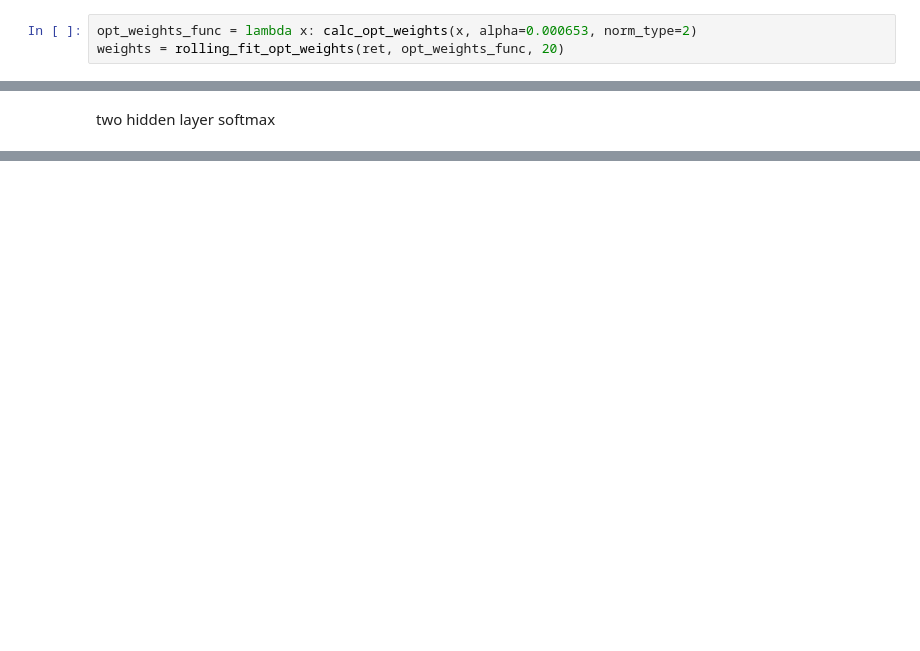
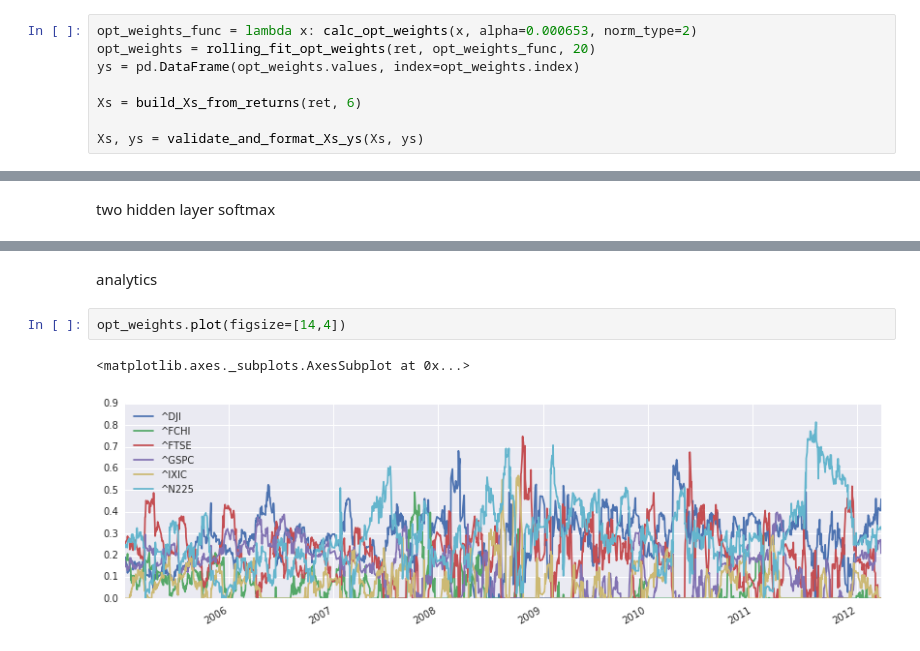
Before and after one commit to rhouck/nn_port, a Jupyter notebook: train model.ipynb, the cells around one changed output, grey strips where cells are left out. Saved outputs shown, nothing was run; the diff lists cells and outputs as text; blank space fills up the shorter version.

```diff
--- a/train model.ipynb
+++ b/train model.ipynb
@@ -36,3 +48,8 @@ grid[grid.norm_type==2].pivot(index='alpha', columns='look_ahead_per', values='c
 # %%
 opt_weights_func = lambda x: calc_opt_weights(x, alpha=0.000653, norm_type=2)
-weights = rolling_fit_opt_weights(ret, opt_weights_func, 20)
+opt_weights = rolling_fit_opt_weights(ret, opt_weights_func, 20)
+ys = pd.DataFrame(opt_weights.values, index=opt_weights.index)
+
+Xs = build_Xs_from_returns(ret, 6)
+
+Xs, ys = validate_and_format_Xs_ys(Xs, ys)
@@ -152,0 +104,7 @@ acc = sess.run(correct_prediction, feed_dict={x: Xs, y_: ys})
+# %% [markdown]
+analytics
+# %%
+opt_weights.plot(figsize=[14,4])
+# %% [output]
+<matplotlib.axes._subplots.AxesSubplot at 0x...>
+[figure, added]
```
Also changed, not shown: parts of 27 cells of this notebook, 2 other files.
